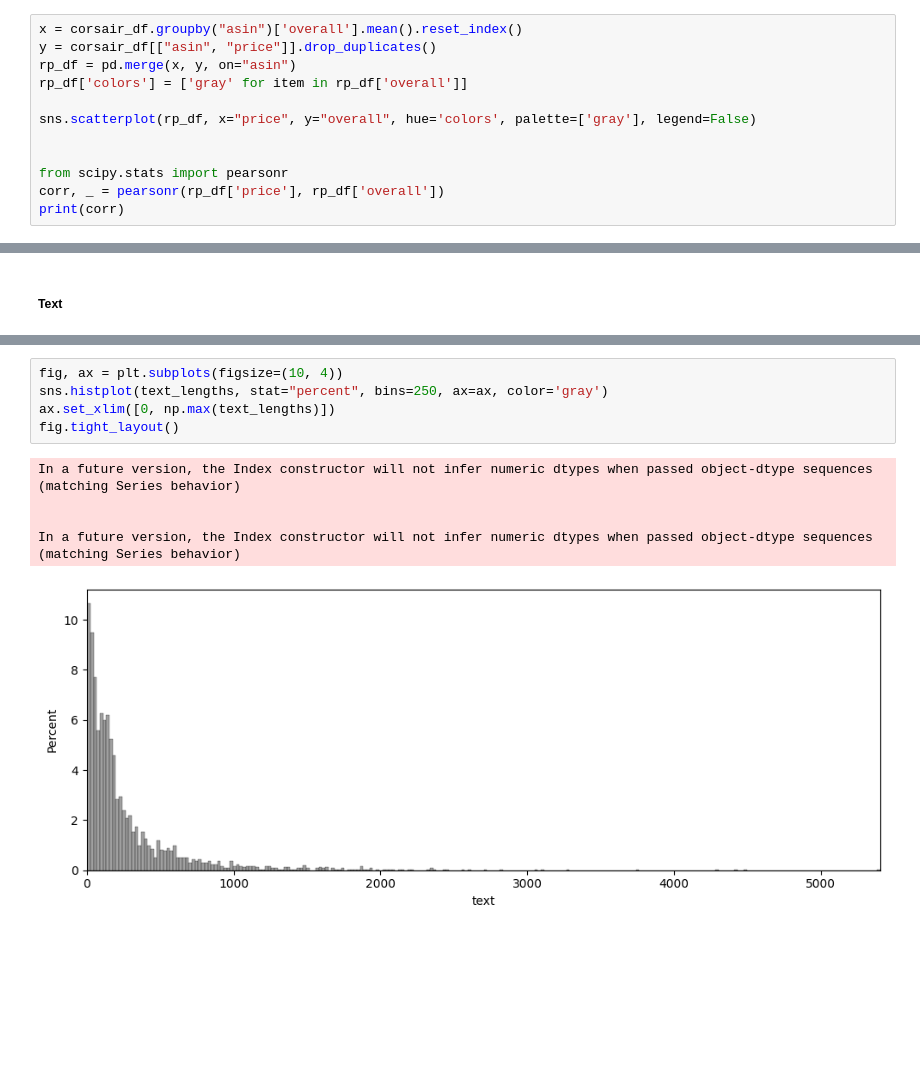
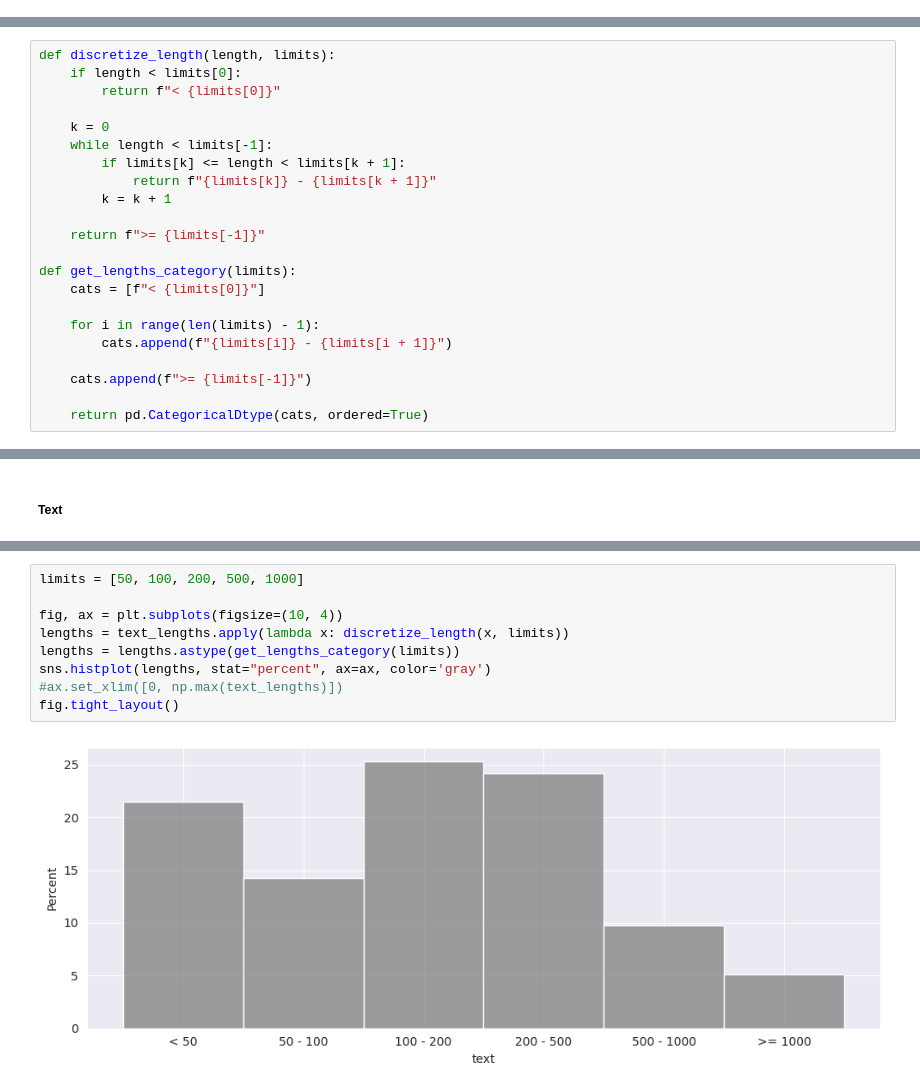
Before and after one commit to saiteki-kai/amazon-reviews, a Jupyter notebook: notebooks/02_analysis.ipynb, the cells around one changed output, grey strips where cells are left out. Drawn from its saved outputs; the diff is of its cells as text; blank space fills up the shorter version.

```diff
--- a/notebooks/02_analysis.ipynb
+++ b/notebooks/02_analysis.ipynb
@@ -179,12 +179,0 @@ plt.legend([],[], frameon=False)
-# %%
-x = corsair_df.groupby("asin")['overall'].mean().reset_index()
-y = corsair_df[["asin", "price"]].drop_duplicates()
-rp_df = pd.merge(x, y, on="asin")
-rp_df['colors'] = ['gray' for item in rp_df['overall']]
-
-sns.scatterplot(rp_df, x="price", y="overall", hue='colors', palette=['gray'], legend=False)
-
-
-from scipy.stats import pearsonr
-corr, _ = pearsonr(rp_df['price'], rp_df['overall'])
-print(corr)
@@ -353,0 +336,22 @@ In a future version, the Index constructor will not infer numeric dtypes when pa
+# %%
+def discretize_length(length, limits):
+    if length < limits[0]:
+        return f"< {limits[0]}"
+
+    k = 0
+    while length < limits[-1]:
+        if limits[k] <= length < limits[k + 1]:
+            return f"{limits[k]} - {limits[k + 1]}"
+        k = k + 1
+
+    return f">= {limits[-1]}"
+
+def get_lengths_category(limits):
+    cats = [f"< {limits[0]}"]
+
+    for i in range(len(limits) - 1):
+        cats.append(f"{limits[i]} - {limits[i + 1]}")
+
+    cats.append(f">= {limits[-1]}")
+
+    return pd.CategoricalDtype(cats, ordered=True)
@@ -387,11 +401,11 @@ Other the the temp issue, you can buy this power supply.
 # %%
+limits = [50, 100, 200, 500, 1000]
+
 fig, ax = plt.subplots(figsize=(10, 4))
-sns.histplot(text_lengths, stat="percent", bins=250, ax=ax, color='gray')
-ax.set_xlim([0, np.max(text_lengths)])
+lengths = text_lengths.apply(lambda x: discretize_length(x, limits))
+lengths = lengths.astype(get_lengths_category(limits))
+sns.histplot(lengths, stat="percent", ax=ax, color='gray')
+#ax.set_xlim([0, np.max(text_lengths)])
 fig.tight_layout()
 # %% [output]
-In a future version, the Index constructor will not infer numeric dtypes when passed object-dtype sequences (matching Series behavior)
-
-
-In a future version, the Index constructor will not infer numeric dtypes when passed object-dtype sequences (matching Series behavior)
-[figure, old version]
+[figure, new version]
```
Also changed, not shown: parts of 19 cells of this notebook, 2 other files.
